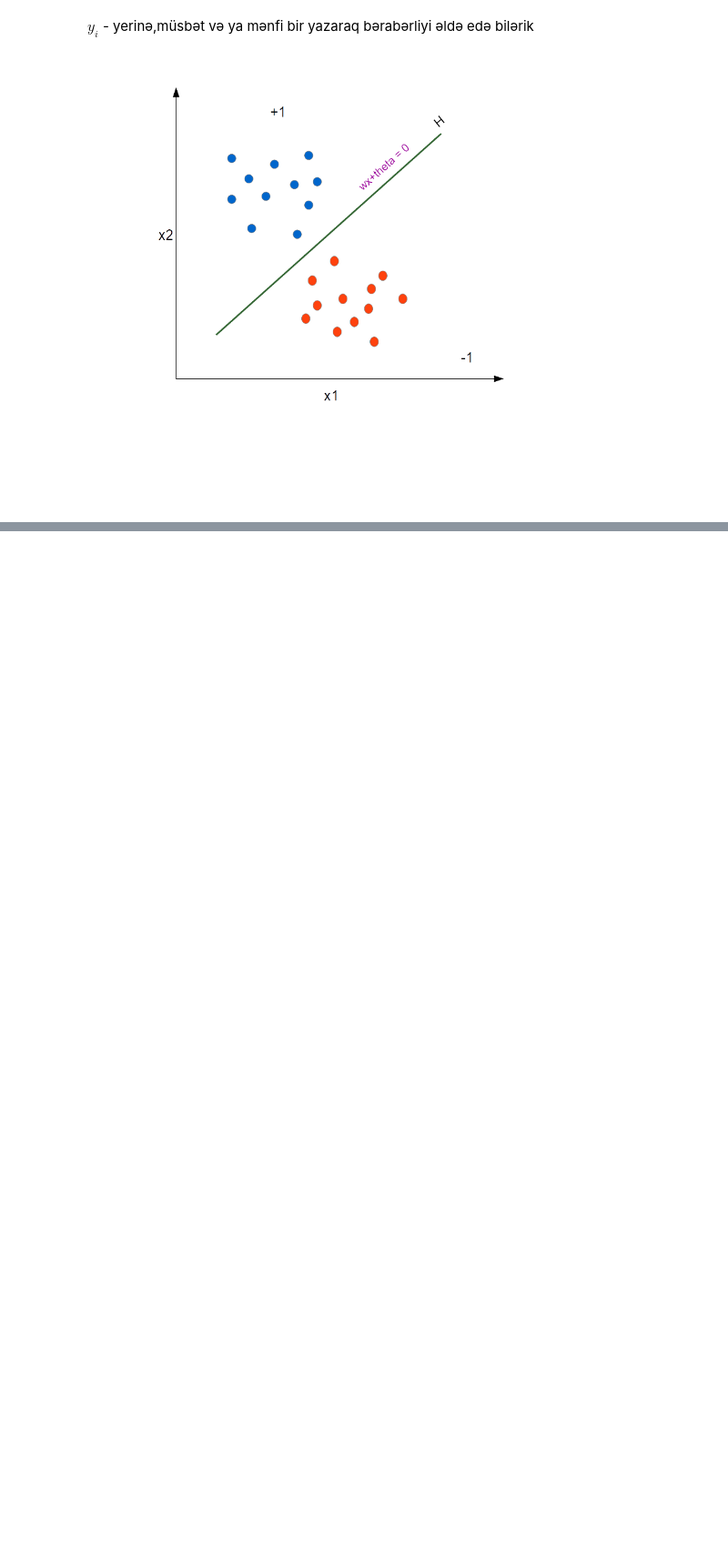
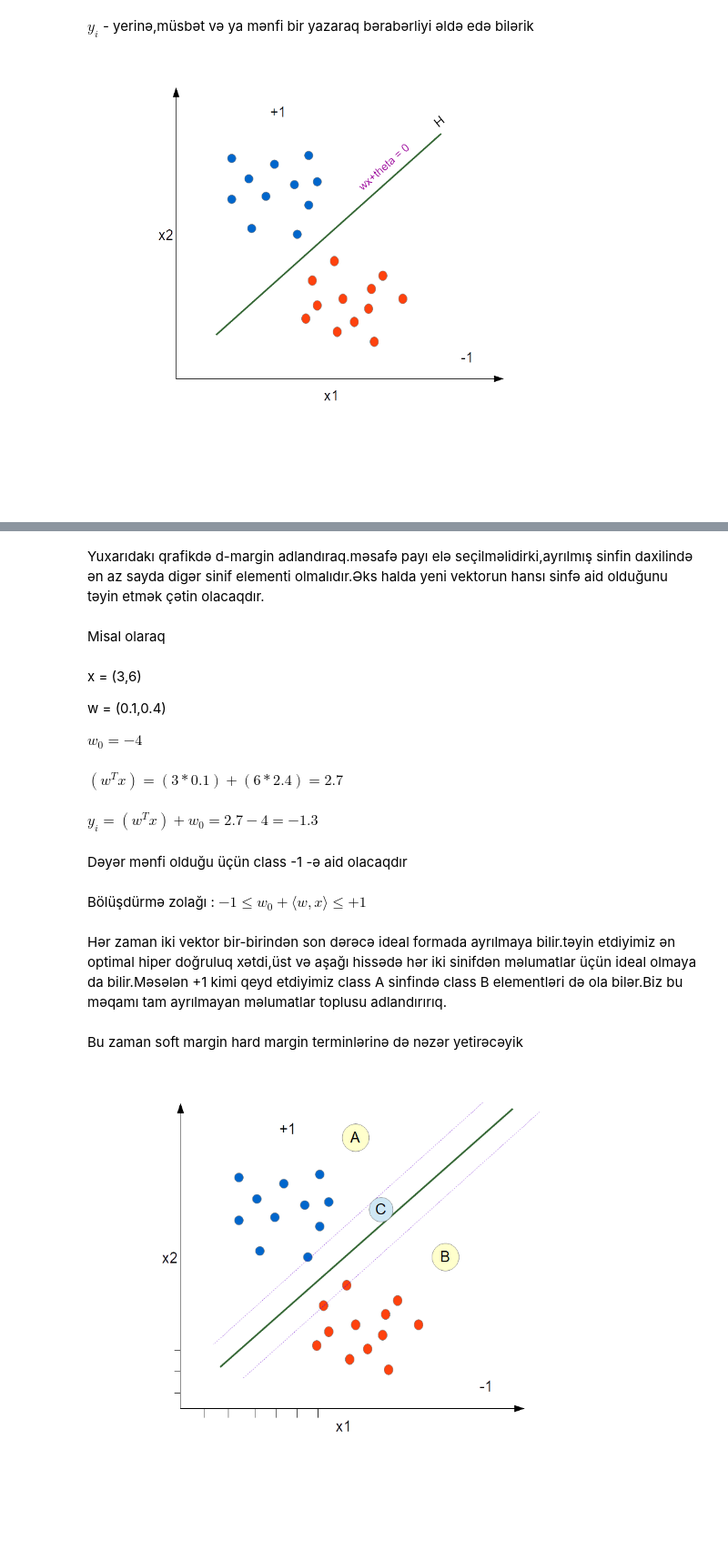
Before and after one commit to RashadGarayev/MachineLearningAZ, a Jupyter notebook: MachineLearningAz/svm.ipynb, the cells around one changed output, grey strips where cells are left out. Shown at 91% size. Cells and saved outputs as stored; diff of their text form; code cells hidden in the pictures; blank space fills up the shorter version.

```diff
--- a/MachineLearningAz/svm.ipynb
+++ b/MachineLearningAz/svm.ipynb
@@ -59,0 +65,27 @@ Image(filename='image/regsvm.png',width=640,height=480)
+# %% [markdown]
+Yuxarıdakı qrafikdə d-margin adlandıraq.məsafə payı elə seçilməlidirki,ayrılmış sinfin daxilində ən az sayda digər sinif elementi olmalıdır.Əks halda yeni vektorun hansı sinfə aid olduğunu təyin etmək çətin olacaqdır.
+# %% [markdown]
+Misal olaraq
+# %% [markdown]
+
+<p>x = (3,6)</p>
+<p>w = (0.1,0.4)</p>
+
+$w_0 = -4$
+# %% [markdown]
+$(w^{T} x) = (3*0.1)+(6*2.4) = 2.7$
+# %% [markdown]
+$y_{i} = (w^{T}x) + w_0 = 2.7 - 4 = -1.3 $
+# %% [markdown]
+Dəyər mənfi olduğu üçün class -1 -ə aid olacaqdır
+# %% [markdown]
+ Bölüşdürmə zolağı :  $-1 \leq w_0 + \langle w, x \rangle \leq +1$
+# %% [markdown]
+Hər zaman iki vektor bir-birindən son dərəcə ideal formada ayrılmaya bilir.təyin etdiyimiz ən optimal hiper doğruluq xətdi,üst və aşağı hissədə hər iki sinifdən məlumatlar üçün ideal olmaya da bilir.Məsələn +1 kimi qeyd etdiyimiz class A sinfində class B elementləri də ola bilər.Biz bu məqamı tam ayrılmayan məlumatlar toplusu adlandırırıq.
+# %% [markdown]
+Bu zaman soft margin hard margin terminlərinə də nəzər yetirəcəyik
+# %%
+from IPython.display import Image
+Image(filename='image/svm5.png')
+# %% [output]
+[figure, added]
```
Also changed, not shown: parts of 23 cells of this notebook.
